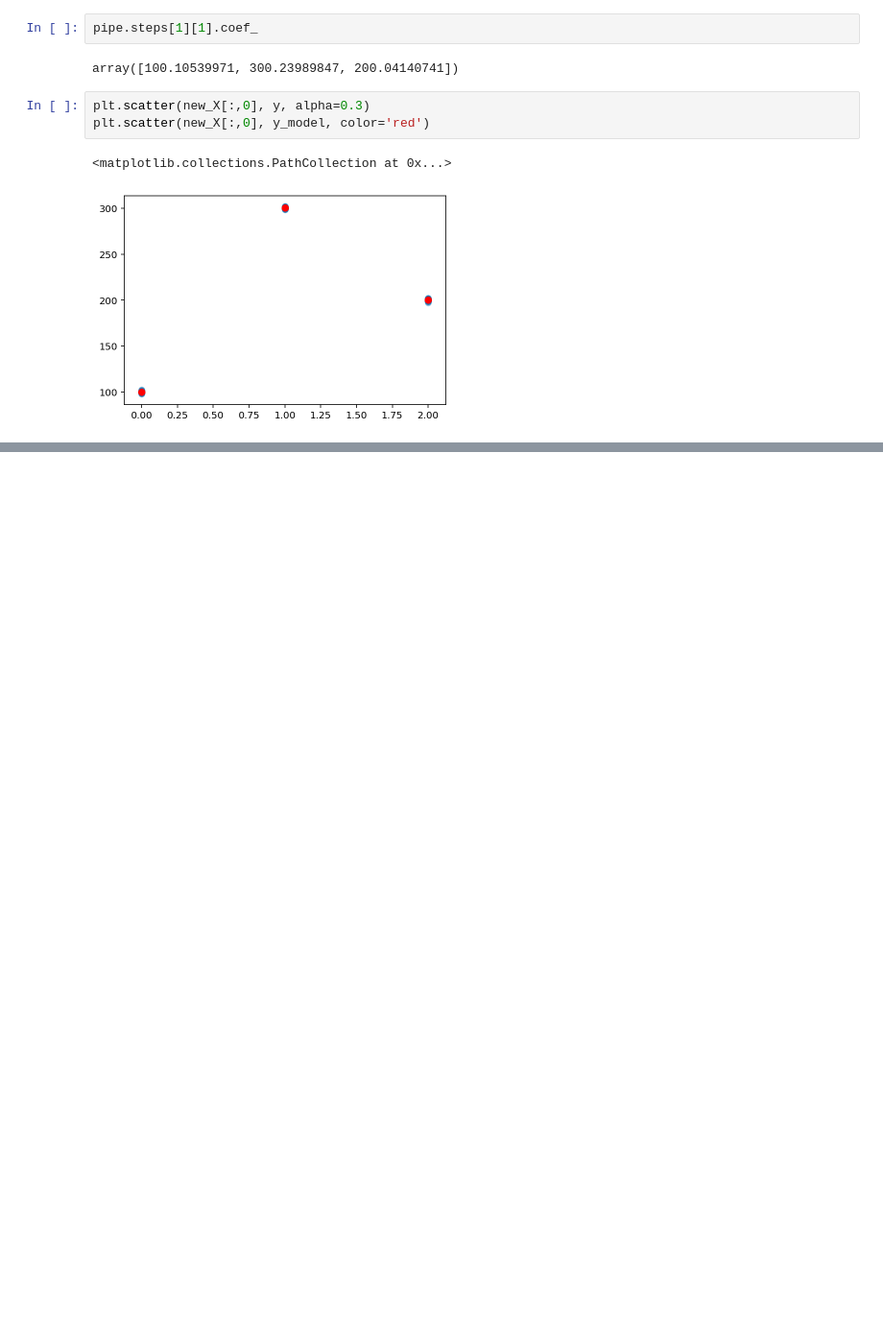
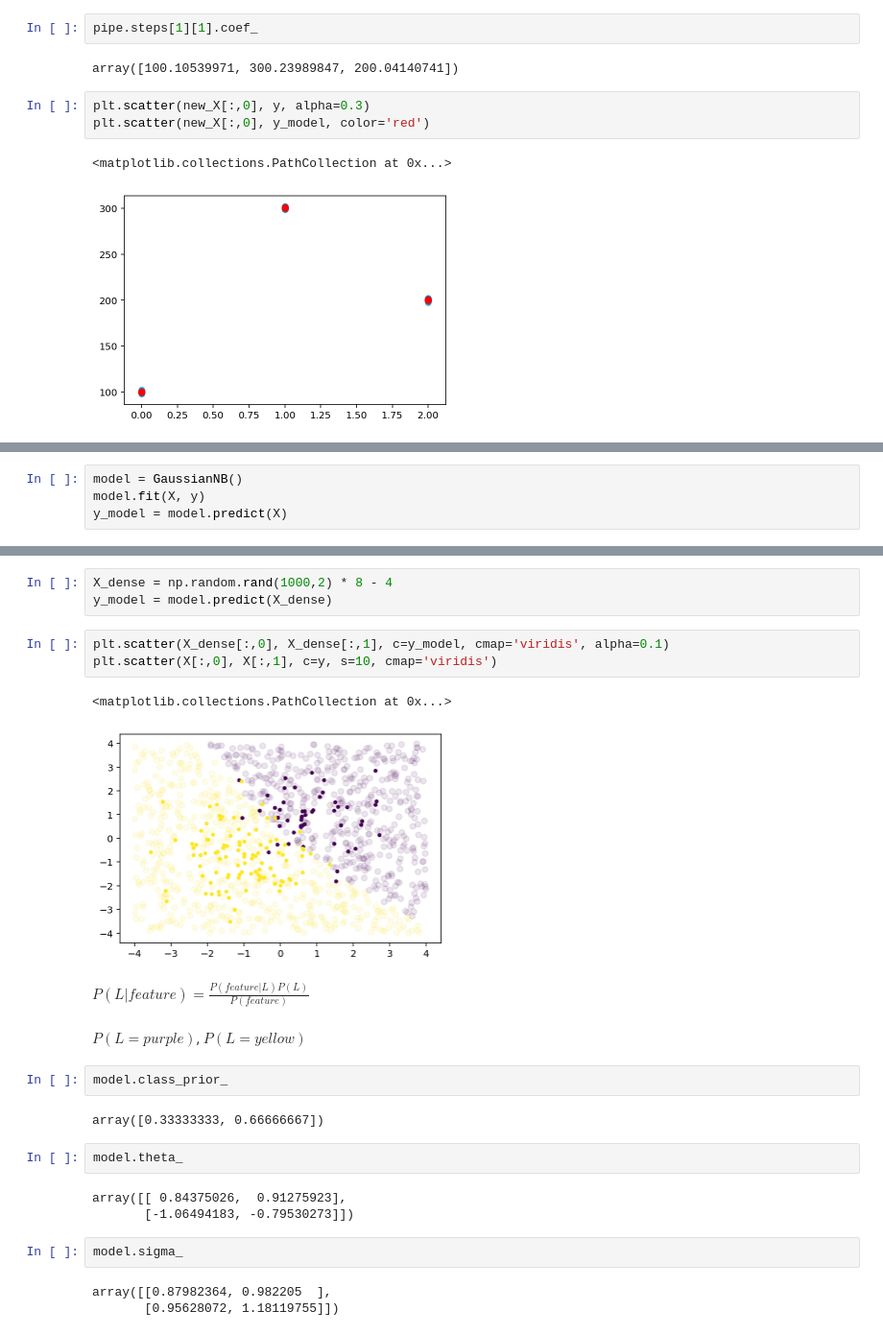
Before and after one commit to jephianlin/math599env, a Jupyter notebook: 1120.ipynb, the cells around one changed output, grey strips where cells are left out. Shown at 96% size. Cells and saved outputs as stored; diff of their text form; blank space fills up the shorter version.

```diff
--- a/1120.ipynb
+++ b/1120.ipynb
@@ -132,0 +160,4 @@ plt.scatter(new_X[:,0], y_model, color='red')
+# %%
+model = GaussianNB()
+model.fit(X, y)
+y_model = model.predict(X)
@@ -132,0 +169,27 @@ plt.scatter(new_X[:,0], y_model, color='red')
+# %%
+X_dense = np.random.rand(1000,2) * 8 - 4
+y_model = model.predict(X_dense)
+# %%
+plt.scatter(X_dense[:,0], X_dense[:,1], c=y_model, cmap='viridis', alpha=0.1)
+plt.scatter(X[:,0], X[:,1], c=y, s=10, cmap='viridis')
+# %% [output]
+<matplotlib.collections.PathCollection at 0x...>
+[figure, added]
+# %% [markdown]
+$P(L|feature) = \frac{P(feature|L)P(L)}{P(feature)}$
+# %% [markdown]
+$P(L=purple)$, $P(L=yellow)$
+# %%
+model.class_prior_
+# %% [output]
+array([0.33333333, 0.66666667])
+# %%
+model.theta_
+# %% [output]
+array([[ 0.84375026,  0.91275923],
+       [-1.06494183, -0.79530273]])
+# %%
+model.sigma_
+# %% [output]
+array([[0.87982364, 0.982205  ],
+       [0.95628072, 1.18119755]])
```
Also changed, not shown: parts of 7 cells of this notebook.
